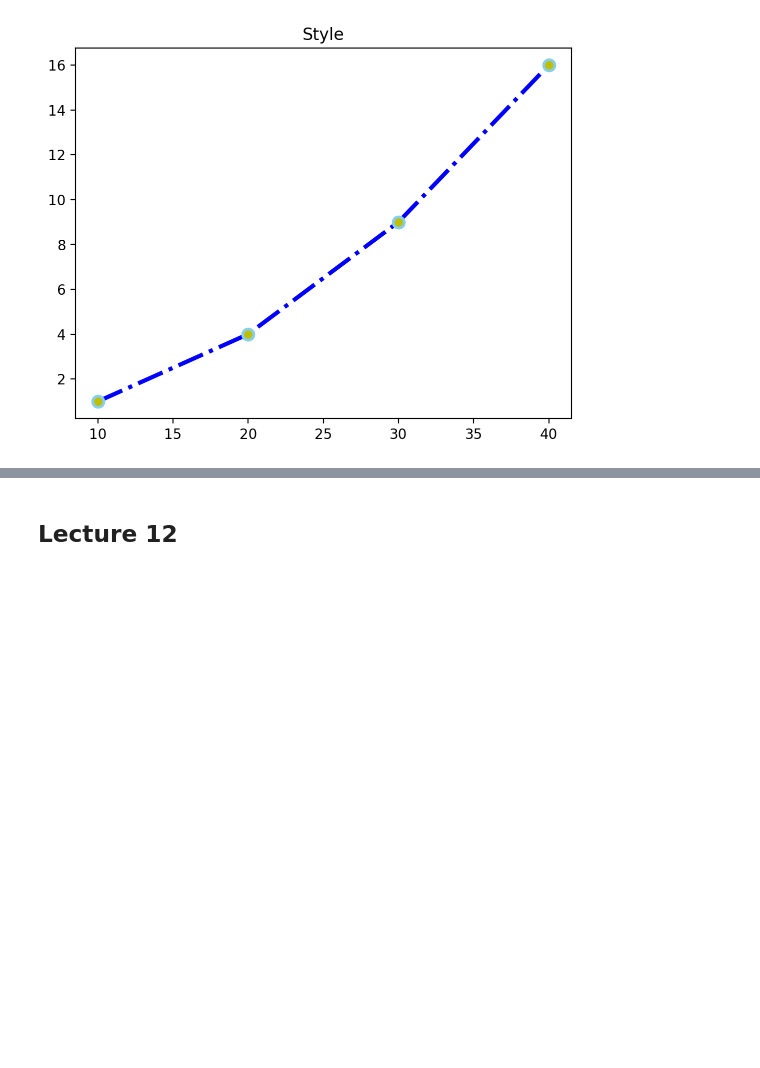
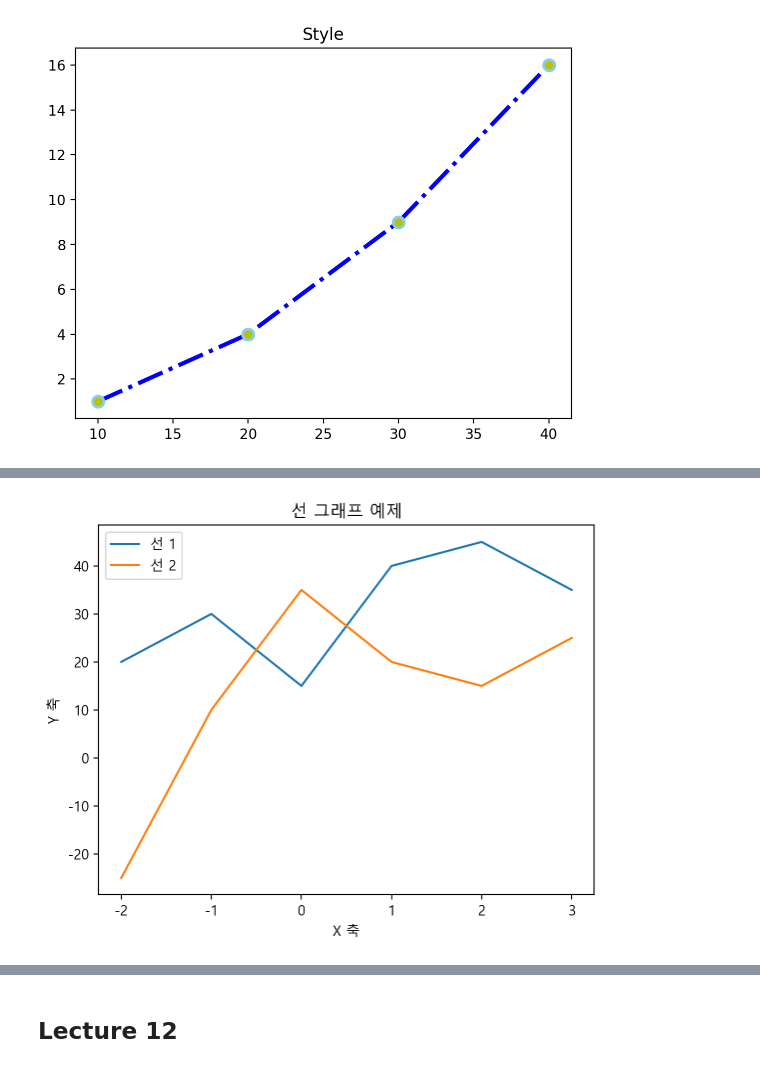
Before and after one commit to Jinseok2419342/2024-intro-DA-code, a Jupyter notebook: w07-matplotlib-middle.ipynb, the cells around one changed output, grey strips where cells are left out. Cells and saved outputs as stored; diff of their text form; code cells hidden in the pictures; blank space fills up the shorter version.

```diff
--- a/w07-matplotlib-middle.ipynb
+++ b/w07-matplotlib-middle.ipynb
@@ -190,0 +248,22 @@ plt.show()
+# %%
+import matplotlib.pyplot as plt
+
+plt.rc('font', family='Malgun Gothic')
+plt.rcParams['font.family'] = 'Malgun Gothic'
+plt.rc('axes', unicode_minus=False)
+plt.rcParams['axes.unicode_minus'] = False
+# %%
+import matplotlib.pyplot as plt
+
+plt.rc('font', family='Malgun Gothic')
+
+plt.plot([-2, -1, 0, 1, 2, 3], [20, 30, 15, 40, 45, 35], label= '선 1')
+plt.plot([-2, -1, 0, 1, 2, 3], [-25, 10, 35, 20, 15, 25], label= '선 2')
+
+plt.title('선 그래프 예제')
+plt.xlabel('X 축')
+plt.ylabel('Y 축')
+plt.legend()
+plt.show()
+# %% [output]
+[figure, added]
```
Also changed, not shown: parts of 21 cells of this notebook.
